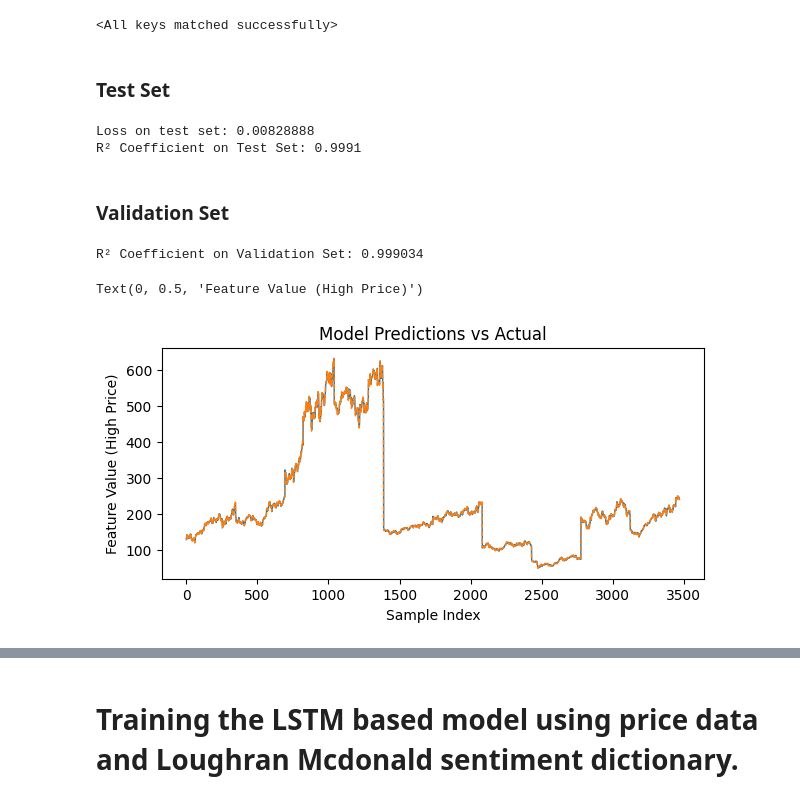
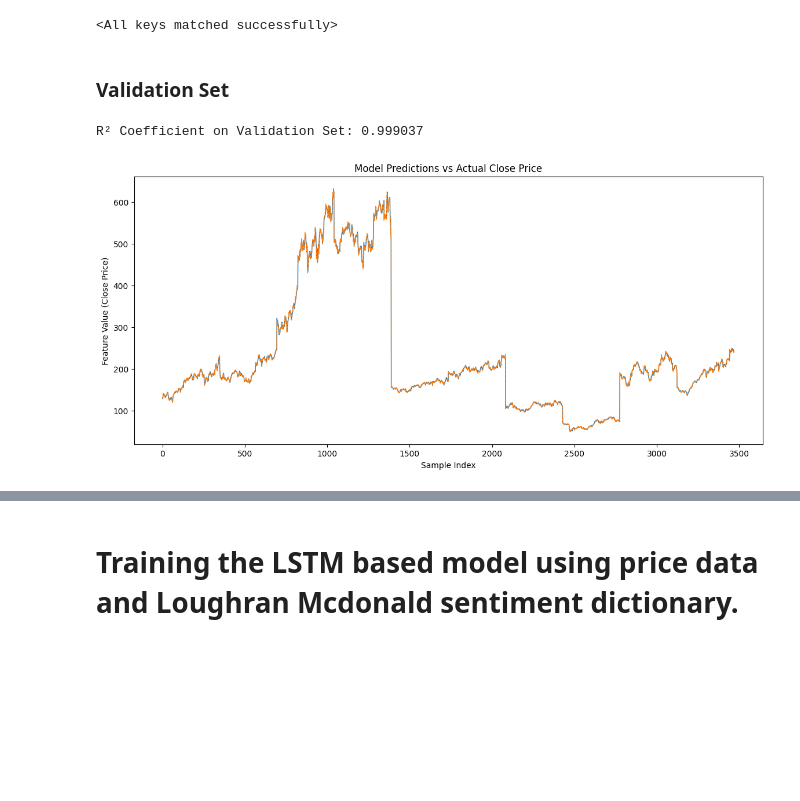
Before and after one commit to rrrbbb1/lstm-stock-prediction, a Jupyter notebook: notebook.ipynb, the cells around one changed output, grey strips where cells are left out. Drawn from its saved outputs; the diff is of its cells as text; code cells hidden in the pictures; blank space fills up the shorter version.

```diff
--- a/notebook.ipynb
+++ b/notebook.ipynb
@@ -314,6 +320,17 @@ def load_data(include_news=False):
         return prices, news
     else:
         return prices
+# %%
+def date_train_val_split(df, train_size=0.8):
+    """
+    Splits a DataFrame into training and validation sets based on date. The split8date is returned for plots.
+    """
+    dates = df['date'].drop_duplicates().values
+    split_date = dates[int(train_size * len(dates))]
+
+    train = df[df['date'] <= split_date]
+    val = df[df['date'] > split_date]
+    return train, val, split_date
 # %%
 def sequencing(df, companies, sequence_length, include_news=False):
     """
@@ -1062,16 +1076,6 @@ model = LSTM(input_dim, hidden_dim, num_layers, output_dim).to(device)
 model.load_state_dict(torch.load('best_model/FinBert.pth'))
 # %% [output]
 <All keys matched successfully>
-# %% [markdown]
-### Test Set
-# %%
-predictions, targets, loss = evaluate_model(model, test_loader, criterion, test_scalers)
-print(f'Loss on test set: {loss:.8f}')
-r2 = r2_score(targets, predictions)
-print(f"R² Coefficient on Test Set: {r2:.4f}")
-# %% [output]
-Loss on test set: 0.00828888
-R² Coefficient on Test Set: 0.9991
 # %% [markdown]
 ### Validation Set
 # %%
@@ -1087,17 +1091,17 @@ predictions, targets, loss = evaluate_model(model, val_loader, criterion, val_sc
 r2 = r2_score(targets, predictions)
 print(f"R² Coefficient on Validation Set: {r2:.6f}")
 # %% [output]
-R² Coefficient on Validation Set: 0.999034
+R² Coefficient on Validation Set: 0.999037
 # %%
-plt.figure(figsize=(7, 3))
+plt.figure(figsize=(14, 6))
 plt.plot(predictions, label="Predicted", linestyle="-", linewidth=1)
 plt.plot(targets, label="Actual", linestyle="--", linewidth=1)
-plt.title("Model Predictions vs Actual")
+plt.title("Model Predictions vs Actual Close Price")
 plt.xlabel("Sample Index")
-plt.ylabel("Feature Value (High Price)")
+plt.ylabel("Feature Value (Close Price)")
+plt.show()
 # %% [output]
-Text(0, 0.5, 'Feature Value (High Price)')
-[figure, old version]
+[figure, new version]
 # %%
 window = 50
 for k in range(len(companies)):
```
Also changed, not shown: parts of 30 cells of this notebook.
